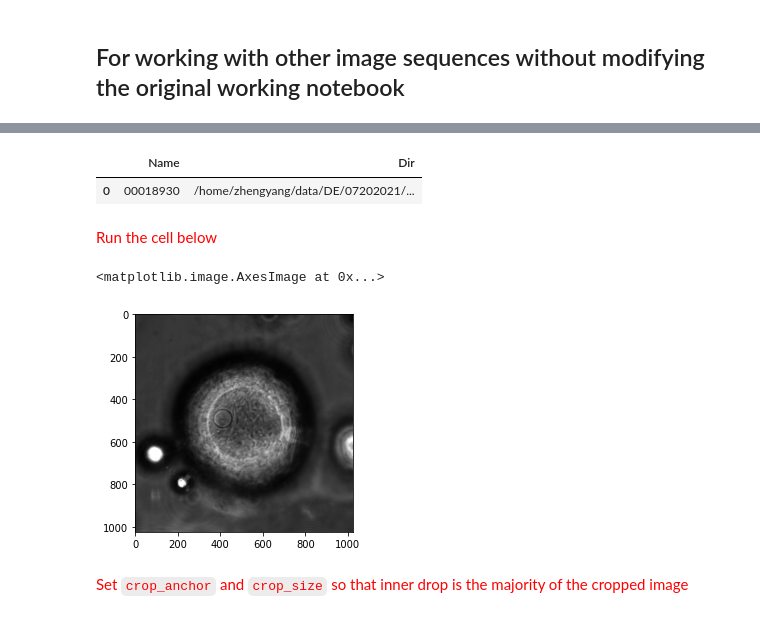
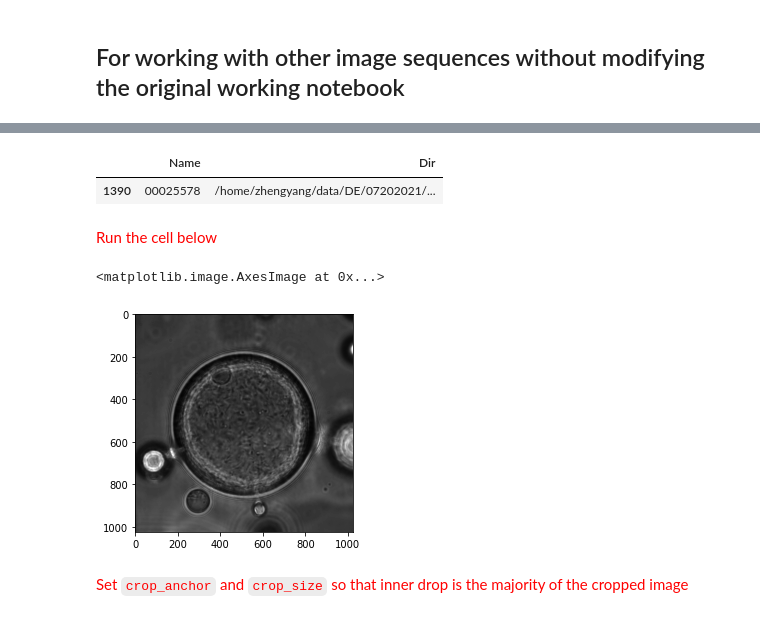
Before and after one commit to ZLoverty/DE, a Jupyter notebook: Code/Circle-detection/crop-HoughCircles-Copy1.ipynb, the cells around one changed output, grey strips where cells are left out. Drawn from its saved outputs; the diff is of its cells as text; code cells hidden in the pictures.

```diff
--- a/Code/Circle-detection/crop-HoughCircles-Copy1.ipynb
+++ b/Code/Circle-detection/crop-HoughCircles-Copy1.ipynb
@@ -13,6 +13,6 @@ import pandas as pd
 from myImageLib import to8bit
 # %%
 %%time
-folder = '/home/zhengyang/data/DE/07202021/1st-drop-tracking/2021-07-20_16h25m35s-m2'
+folder = '/home/zhengyang/data/DE/07202021/1st-drop-tracking/2021-07-20_16h27m01s-m3'
 l = readdata(os.path.join(folder, 'images'), 'tif')
 # %% [output]
@@ -21,17 +21,17 @@ Wall time: 21.1 ms
 # %%
-l.loc[l.Name=='00018930']
+l.loc[l.Name=='00025578']
 # %% [output]
 |  | Name | Dir |
-| 0 | 00018930 | /home/zhengyang/data/DE/07202021/... |
+| 1390 | 00025578 | /home/zhengyang/data/DE/07202021/... |
 # %% [markdown]
 <font color='red'> Run the cell below
 # %%
 # show image 1 and manually crop
-img = io.imread(l.Dir[0])
+img = io.imread(l.Dir[1400])
 plt.imshow(img, cmap='gray')
 # %% [output]
 <matplotlib.image.AxesImage at 0x...>
-[figure, old version]
+[figure, new version]
 # %% [markdown]
 <font color='red'> Set `crop_anchor` and `crop_size` so that inner drop is the majority of the cropped image
 # %%
```
Also changed, not shown: parts of 6 cells of this notebook, 2 other files.
